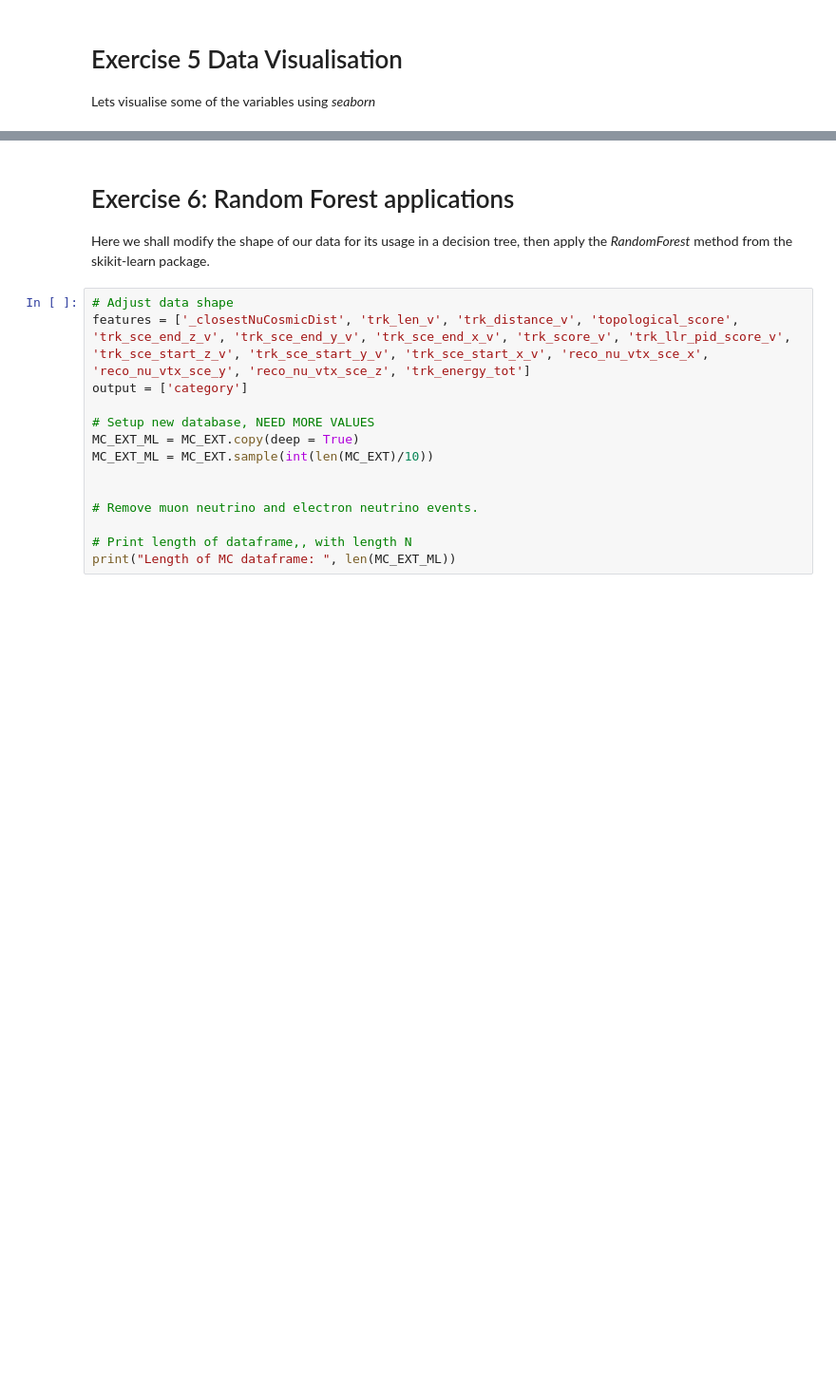
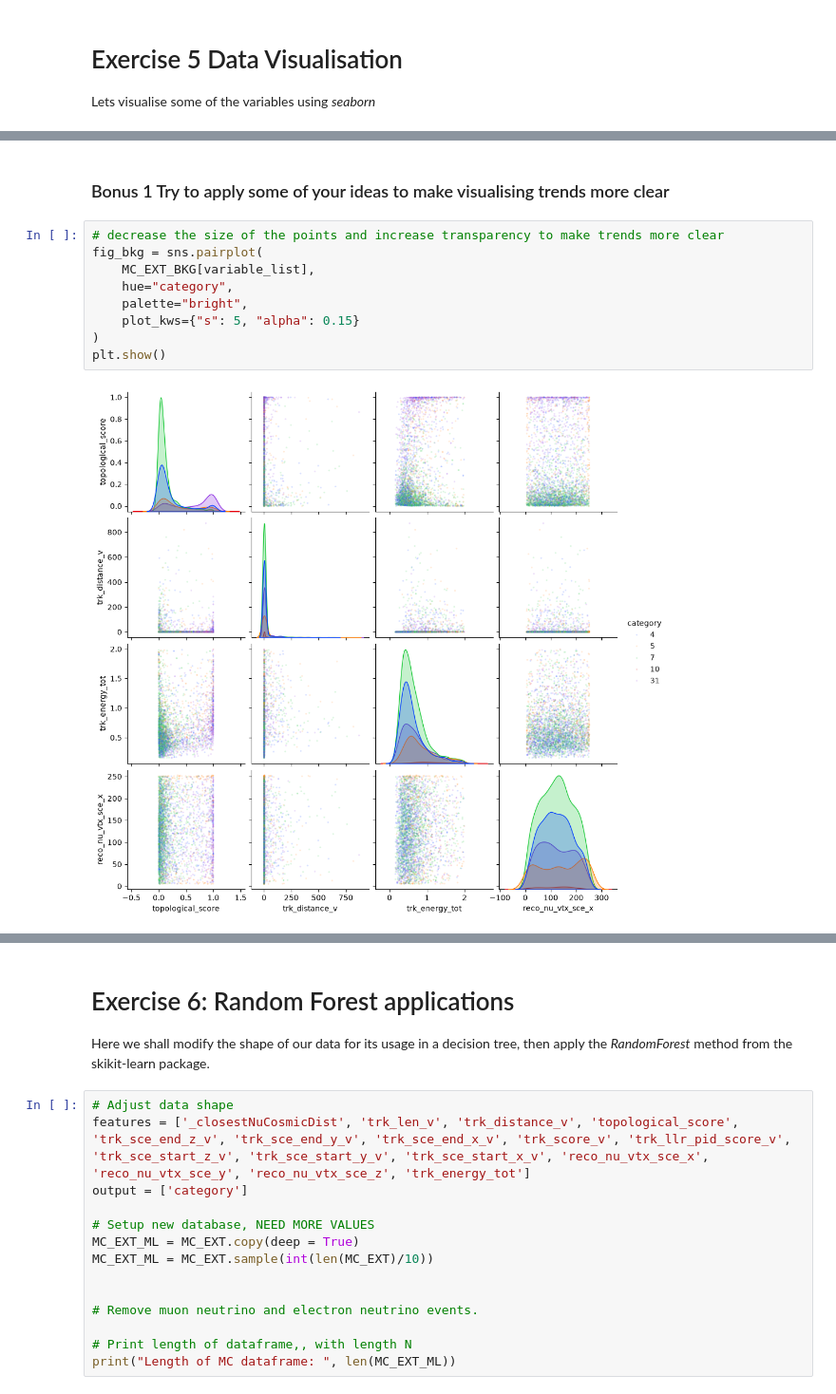
Before and after one commit to CanonicaliTY/uboone_lab_student_copy, a Jupyter notebook: MainAnalysis_template.ipynb, the cells around one changed output, grey strips where cells are left out. Shown at 95% size. Cells and saved outputs as stored; diff of their text form; blank space fills up the shorter version.

```diff
--- a/MainAnalysis_template.ipynb
+++ b/MainAnalysis_template.ipynb
@@ -174,0 +201,13 @@ ptype_no_mu = [r"mid ID", r"Out Fid. Vol.", r"EXT", r"$\nu_e$ CC", r"$\nu$ NC"]
+# %% [markdown]
+### Bonus 1 Try to apply some of your ideas to make visualising trends more clear
+# %%
+# decrease the size of the points and increase transparency to make trends more clear
+fig_bkg = sns.pairplot(
+    MC_EXT_BKG[variable_list],
+    hue="category",
+    palette="bright",
+    plot_kws={"s": 5, "alpha": 0.15}
+)
+plt.show()
+# %% [output]
+[figure, added]
```
Also changed, not shown: parts of 8 cells of this notebook, 4 other files.
